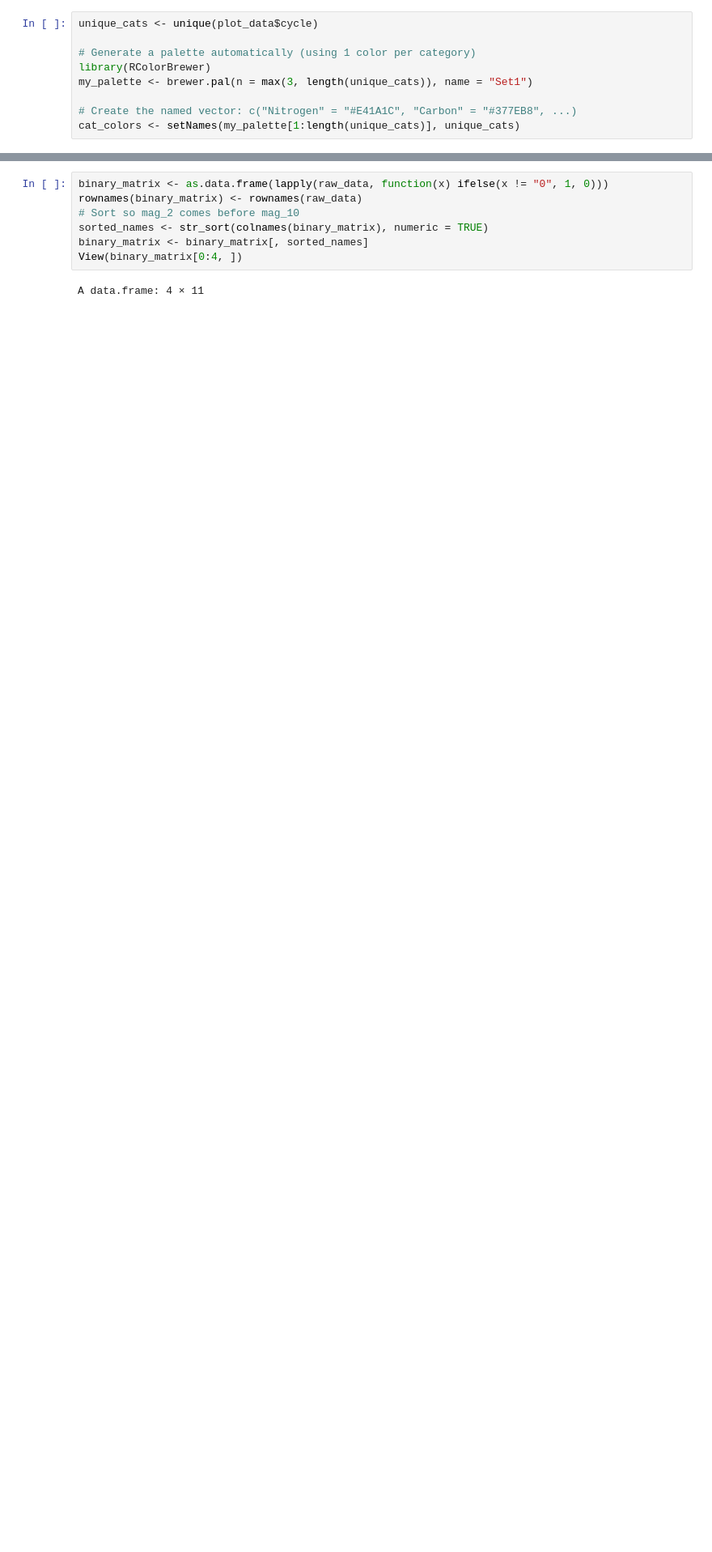
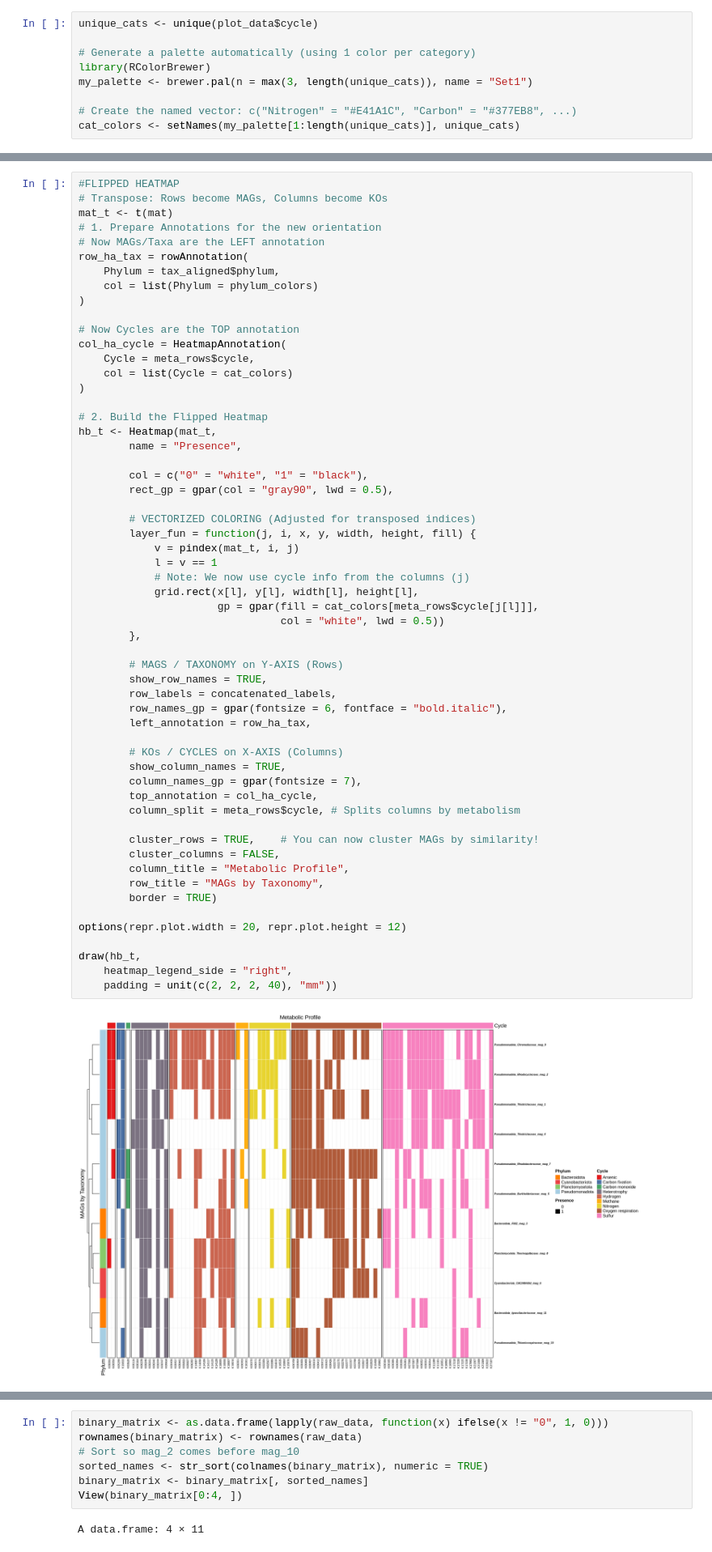
Before and after one commit to EdoT99/geomosaic_cookbook, a Jupyter notebook: notebooks/geomosaic_mags-hmma.ipynb, the cells around one changed output, grey strips where cells are left out. Shown at 81% size. Saved outputs shown, nothing was run; the diff lists cells and outputs as text; blank space fills up the shorter version.

```diff
--- a/notebooks/geomosaic_mags-hmma.ipynb
+++ b/notebooks/geomosaic_mags-hmma.ipynb
@@ -286,0 +701,59 @@ ERROR: Error:
+# %%
+#FLIPPED HEATMAP
+# Transpose: Rows become MAGs, Columns become KOs
+mat_t <- t(mat)
+# 1. Prepare Annotations for the new orientation
+# Now MAGs/Taxa are the LEFT annotation
+row_ha_tax = rowAnnotation(
+    Phylum = tax_aligned$phylum,
+    col = list(Phylum = phylum_colors)
+)
+
+# Now Cycles are the TOP annotation
+col_ha_cycle = HeatmapAnnotation(
+    Cycle = meta_rows$cycle,
+    col = list(Cycle = cat_colors)
+)
+
+# 2. Build the Flipped Heatmap
+hb_t <- Heatmap(mat_t,
+        name = "Presence",
+
+        col = c("0" = "white", "1" = "black"),
+        rect_gp = gpar(col = "gray90", lwd = 0.5),
+
+        # VECTORIZED COLORING (Adjusted for transposed indices)
+        layer_fun = function(j, i, x, y, width, height, fill) {
+            v = pindex(mat_t, i, j)
+            l = v == 1
+            # Note: We now use cycle info from the columns (j)
+            grid.rect(x[l], y[l], width[l], height[l],
+                      gp = gpar(fill = cat_colors[meta_rows$cycle[j[l]]],
+                                col = "white", lwd = 0.5))
+        },
+
+        # MAGS / TAXONOMY on Y-AXIS (Rows)
+        show_row_names = TRUE,
+        row_labels = concatenated_labels,
+        row_names_gp = gpar(fontsize = 6, fontface = "bold.italic"),
+        left_annotation = row_ha_tax,
+
+        # KOs / CYCLES on X-AXIS (Columns)
+        show_column_names = TRUE,
+        column_names_gp = gpar(fontsize = 7),
+        top_annotation = col_ha_cycle,
+        column_split = meta_rows$cycle, # Splits columns by metabolism
+
+        cluster_rows = TRUE,    # You can now cluster MAGs by similarity!
+        cluster_columns = FALSE,
+        column_title = "Metabolic Profile",
+        row_title = "MAGs by Taxonomy",
+        border = TRUE)
+
+options(repr.plot.width = 20, repr.plot.height = 12)
+
+draw(hb_t,
+    heatmap_legend_side = "right",
+    padding = unit(c(2, 2, 2, 40), "mm"))
+# %% [output]
+[figure, added]
```
Also changed, not shown: parts of 48 cells of this notebook.
